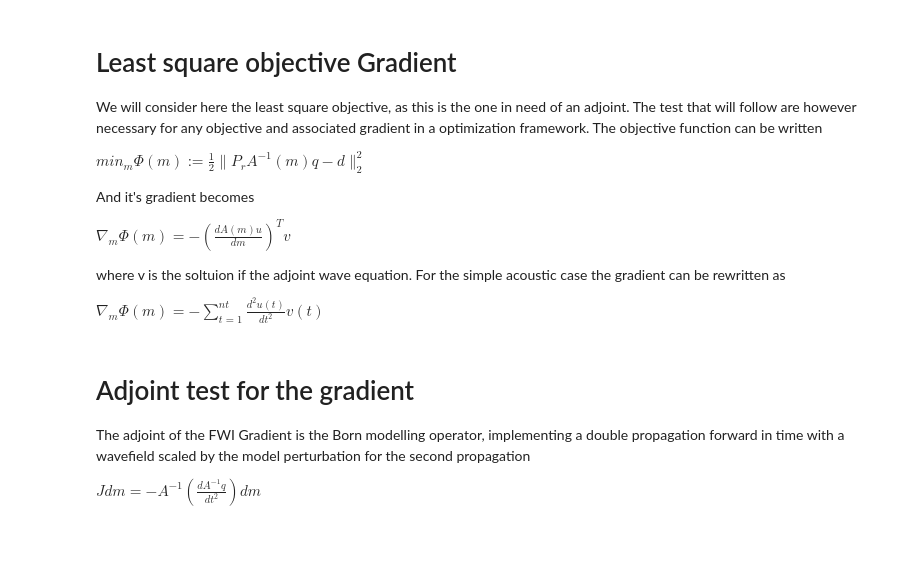
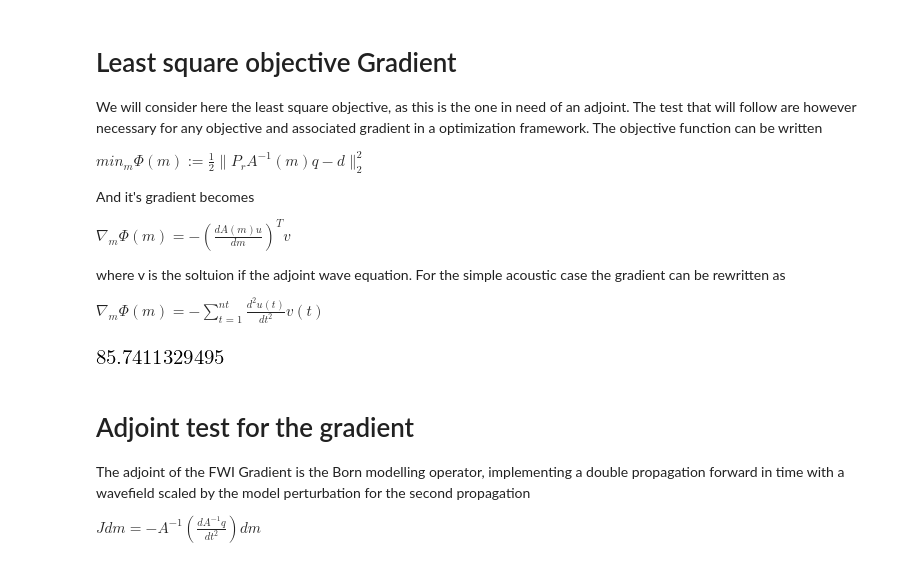
Before and after one commit to devitocodes/notebooks, a Jupyter notebook: AcousticFWI/Acoustic-wave-equation.ipynb, the cells around one changed output. Saved outputs shown, nothing was run; the diff lists cells and outputs as text; code cells hidden in the pictures; blank space fills up the shorter version.

```diff
--- a/AcousticFWI/Acoustic-wave-equation.ipynb
+++ b/AcousticFWI/Acoustic-wave-equation.ipynb
@@ -106,23 +106,23 @@ stencilA
 import matplotlib.pyplot as plt
 from matplotlib import animation
 
-hstep=25 #space increment d  = minv/(10*f0);
+hstep=20 #space increment d  = minv/(10*f0);
 tstep=2 #time increment dt < .5 * hstep /maxv;
 tmin=0.0 #initial time
-tmax=1200 #simulate until
-xmin=-1000.0 - 10*hstep #left bound
-xmax=1000.0 + 10*hstep #right bound...assume packet never reaches boundary
-ymin=-1000.0 - 10*hstep #left bound
-ymax=1000.0 + 10*hstep #right bound...assume packet never reaches boundary
-f0=.010
-t0=1/.010
+tmax=600 #simulate until
+xmin=-500.0 - 10*hstep #left bound
+xmax=500.0 + 10*hstep #right bound...assume packet never reaches boundary
+ymin=-500.0 - 10*hstep #left bound
+ymax=500.0 + 10*hstep #right bound...assume packet never reaches boundary
+f0=.015
+t0=1/.015
 nbpml=10
 nx = int((xmax-xmin)/hstep) + 1 #number of points on x grid
 ny = int((ymax-ymin)/hstep) + 1 #number of points on x grid
 nt = int((tmax-tmin)/tstep) + 2 #number of points on t grid
-xsrc=-950
+xsrc=-400
 ysrc=0.0
-xrec = nbpml+2
+xrec = nbpml+4
 #set source as Ricker wavelet for f0
 def source(x,y,t):
     r = (np.pi*f0*(t-t0))
@@ -258,7 +266,7 @@ def Born(nt,nx,ny,m,dm):
 # %% [markdown]
 # A Forward propagation example
 # %%
-(rec,u)=Forward(nt,nx,ny,mt)
+(rect,ut)=Forward(nt,nx,ny,mt)
 # %%
 
 fig = plt.figure()
@@ -326,10 +336,11 @@ $ \nabla_m \Phi(m) = - (\frac{dA(m)u}{dm})^T v $
 where v is the soltuion if the adjoint wave equation. For the simple acoustic case the  gradient can be rewritten as
 
 $ \nabla_m \Phi(m) = - \sum_{t=1}^{nt} \frac{d^2u(t)}{dt^2} v(t) $
-# %%
-# Smooth data
-(rec0,u0)=Forward(nt,nx,ny,m0)
-
-f0=.5*LA.norm(rec0-rec)**2
-f0
+# %%
+# Misfit
+
+F0=.5*LA.norm(rec0-rect)**2
+F0
+# %% [output]
+[figure, added]
 # %%
```
Also changed, not shown: parts of 14 cells of this notebook.
